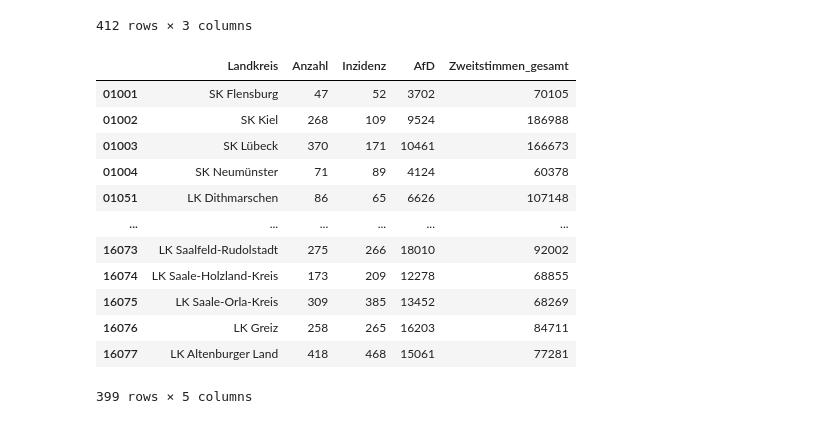
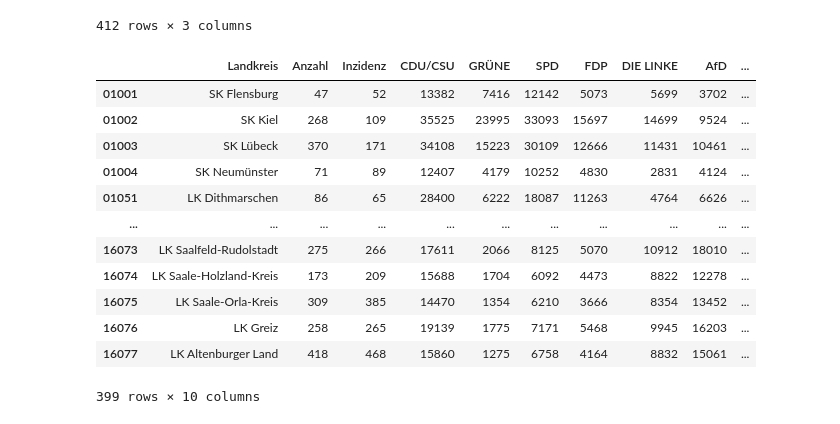
Before and after one commit to florianst/datascience_side, a Jupyter notebook: incidence_corr_afd.ipynb, the cells around one changed output. Saved outputs shown, nothing was run; the diff lists cells and outputs as text; code cells hidden in the pictures.

```diff
--- a/incidence_corr_afd.ipynb
+++ b/incidence_corr_afd.ipynb
@@ -46,21 +48,23 @@ covidcases
 | 14524 | LK Zwickau | 1880 | 597 |
 412 rows × 3 columns
 # %%
+parties = {'CDU/CSU': 'k', 'GRÜNE': 'g', 'SPD': 'r', 'FDP': 'y', 'DIE LINKE': 'm', 'AfD': 'b'}
+
 # join the two dataframes on the LKNR column
-covidcases = covidcases.join(landkreise[['AfD', 'Zweitstimmen_gesamt']]).dropna()
+covidcases = covidcases.join(landkreise[list(parties.keys())+['Zweitstimmen_gesamt']]).dropna()
 covidcases
 # %% [output]
-|  | Landkreis | Anzahl | Inzidenz | AfD | Zweitstimmen_gesamt |
-| 01001 | SK Flensburg | 47 | 52 | 3702 | 70105 |
-| 01002 | SK Kiel | 268 | 109 | 9524 | 186988 |
-| 01003 | SK Lübeck | 370 | 171 | 10461 | 166673 |
-| 01004 | SK Neumünster | 71 | 89 | 4124 | 60378 |
-| 01051 | LK Dithmarschen | 86 | 65 | 6626 | 107148 |
-| ... | ... | ... | ... | ... | ... |
-| 16073 | LK Saalfeld-Rudolstadt | 275 | 266 | 18010 | 92002 |
-| 16074 | LK Saale-Holzland-Kreis | 173 | 209 | 12278 | 68855 |
-| 16075 | LK Saale-Orla-Kreis | 309 | 385 | 13452 | 68269 |
-| 16076 | LK Greiz | 258 | 265 | 16203 | 84711 |
-| 16077 | LK Altenburger Land | 418 | 468 | 15061 | 77281 |
+|  | Landkreis | Anzahl | Inzidenz | CDU/CSU | GRÜNE | SPD | FDP | DIE LINKE | AfD | ... |
+| 01001 | SK Flensburg | 47 | 52 | 13382 | 7416 | 12142 | 5073 | 5699 | 3702 | ... |
+| 01002 | SK Kiel | 268 | 109 | 35525 | 23995 | 33093 | 15697 | 14699 | 9524 | ... |
+| 01003 | SK Lübeck | 370 | 171 | 34108 | 15223 | 30109 | 12666 | 11431 | 10461 | ... |
+| 01004 | SK Neumünster | 71 | 89 | 12407 | 4179 | 10252 | 4830 | 2831 | 4124 | ... |
+| 01051 | LK Dithmarschen | 86 | 65 | 28400 | 6222 | 18087 | 11263 | 4764 | 6626 | ... |
+| ... | ... | ... | ... | ... | ... | ... | ... | ... | ... | ... |
+| 16073 | LK Saalfeld-Rudolstadt | 275 | 266 | 17611 | 2066 | 8125 | 5070 | 10912 | 18010 | ... |
+| 16074 | LK Saale-Holzland-Kreis | 173 | 209 | 15688 | 1704 | 6092 | 4473 | 8822 | 12278 | ... |
+| 16075 | LK Saale-Orla-Kreis | 309 | 385 | 14470 | 1354 | 6210 | 3666 | 8354 | 13452 | ... |
+| 16076 | LK Greiz | 258 | 265 | 19139 | 1775 | 7171 | 5468 | 9945 | 16203 | ... |
+| 16077 | LK Altenburger Land | 418 | 468 | 15860 | 1275 | 6758 | 4164 | 8832 | 15061 | ... |
-399 rows × 5 columns
+399 rows × 10 columns
 # %%
```
Also changed, not shown: parts of 5 cells of this notebook.
